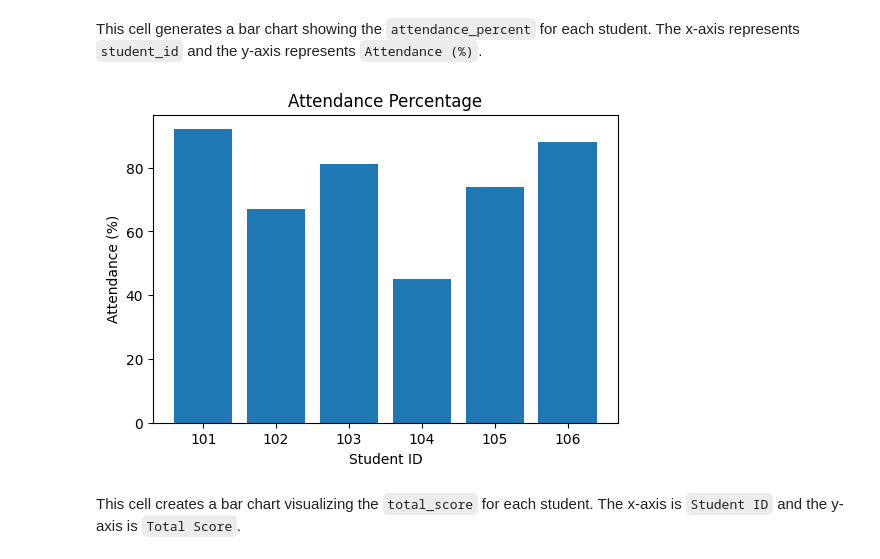
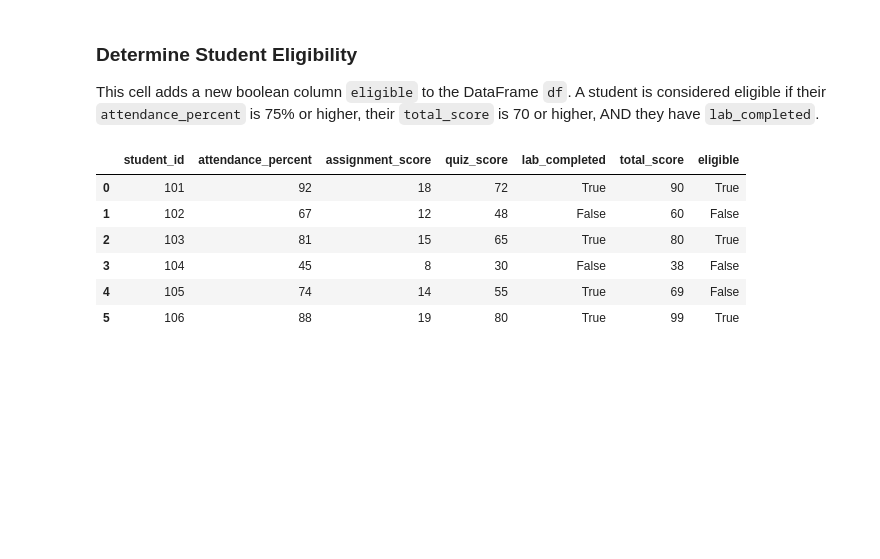
Before and after one commit to HariGodGamer/Summer-BootCamp-1st-Year, a Jupyter notebook: Summer BootCamp Session 1.ipynb, the cells around one changed output. Drawn from its saved outputs; the diff is of its cells as text; code cells hidden in the pictures; blank space fills up the shorter version.

```diff
--- a/Summer BootCamp Session 1.ipynb
+++ b/Summer BootCamp Session 1.ipynb
@@ -20,24 +121,18 @@ This cell converts the `data` dictionary into a pandas DataFrame `df`. It then c
+# %% [markdown]
+### Determine Student Eligibility
+This cell adds a new boolean column `eligible` to the DataFrame `df`. A student is considered eligible if their `attendance_percent` is 75% or higher, their `total_score` is 70 or higher, AND they have `lab_completed`.
 # %%
-df = pd.DataFrame(data)
-
-
-df['total_score'] = df['assignment_score'] + df['quiz_score']
-
 df['eligible'] = (
     (df['attendance_percent'] >= 75) &
     (df['total_score'] >= 70) &
     (df['lab_completed'])
 )
+df
+# %% [output]
+|  | student_id | attendance_percent | assignment_score | quiz_score | lab_completed | total_score | eligible |
+| 0 | 101 | 92 | 18 | 72 | True | 90 | True |
+| 1 | 102 | 67 | 12 | 48 | False | 60 | False |
+| 2 | 103 | 81 | 15 | 65 | True | 80 | True |
+| 3 | 104 | 45 | 8 | 30 | False | 38 | False |
+| 4 | 105 | 74 | 14 | 55 | True | 69 | False |
+| 5 | 106 | 88 | 19 | 80 | True | 99 | True |
-# %% [markdown]
-This cell generates a bar chart showing the `attendance_percent` for each student. The x-axis represents `student_id` and the y-axis represents `Attendance (%)`.
-# %%
-plt.figure(figsize=(6,4))
-plt.bar(df['student_id'], df['attendance_percent'])
-plt.title("Attendance Percentage")
-plt.xlabel("Student ID")
-plt.ylabel("Attendance (%)")
-plt.show()
-# %% [output]
-[figure, removed]
-# %% [markdown]
-This cell creates a bar chart visualizing the `total_score` for each student. The x-axis is `Student ID` and the y-axis is `Total Score`.
```
Also changed, not shown: parts of 27 cells of this notebook.
